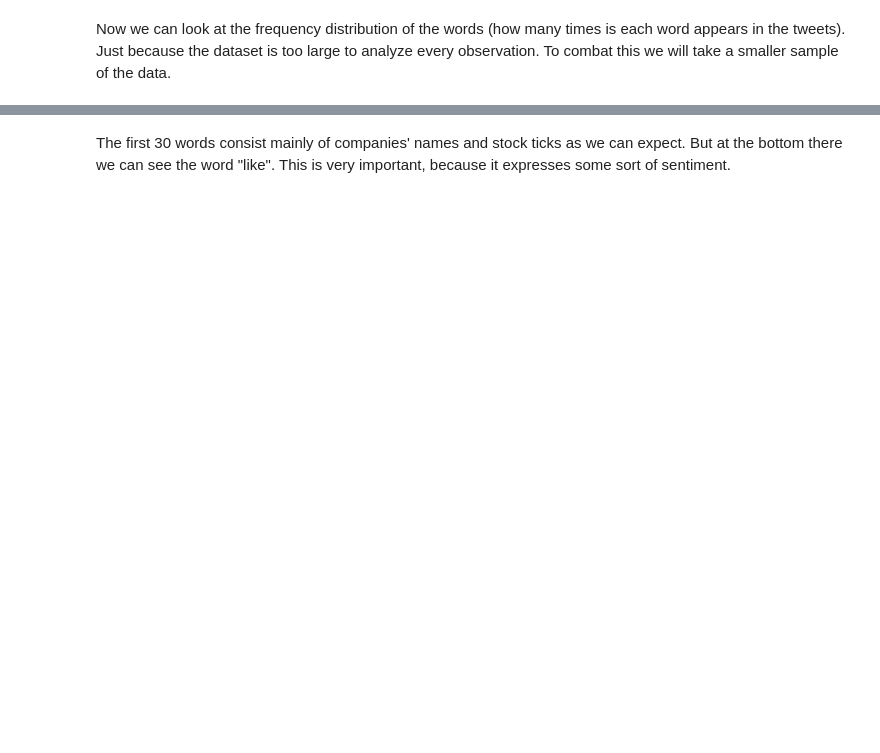
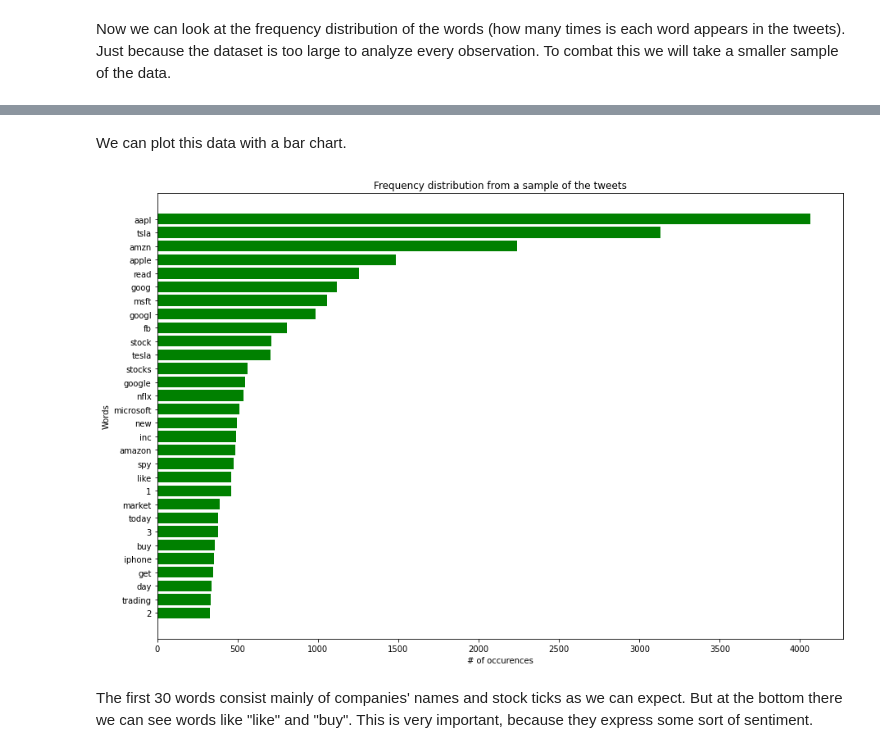
Before and after one commit to Kaloyan-Dimitrov/softuni-data-science-final-project, a Jupyter notebook: Tweets and a company's market value.ipynb, the cells around one changed output, grey strips where cells are left out. Saved outputs shown, nothing was run; the diff lists cells and outputs as text; code cells hidden in the pictures; blank space fills up the shorter version.

Commit message:
Frequency distribution chart and link removal

```diff
--- a/Tweets and a company's market value.ipynb
+++ b/Tweets and a company's market value.ipynb
@@ -190,3 +194,8 @@ tweets.body = tweets.body.str.lower()
+# %%
+url_regex = r'https?:\/\/(www\.)?[-a-zA-Z0-9@:%._\+~#=]{1,256}\.[a-zA-Z0-9()]{1,6}\b([-a-zA-Z0-9()@:%_\+.~#?&//=]*)'
+def remove_url_from_string(str):
+    return re.sub(url_regex, '', str)
+tweets.body = tweets.body.apply(remove_url_from_string)
 # %% [markdown]
 NLTK provides a small corpus of stop words that we will load into a list, based on which we'll later filter them out from the tweets.
 # %%
@@ -242,0 +232,3 @@ fd.most_common(30)
+# %%
+common_words = np.array(fd.most_common(30))
+common_words
@@ -243,2 +253,21 @@ fd.most_common(30)
+# %% [markdown]
+We can plot this data with a bar chart.
+# %%
+common_words = np.flip(common_words, axis=0)
+bar_words = common_words[:, 0]
+bar_occu = common_words[:, 1].astype(int)
+bar_x = [i for i, _ in enumerate(bar_words)]
+
+plt.figure(figsize=(15, 10))
+plt.barh(bar_x, bar_occu, color='green')
+plt.xlabel("# of occurences")
+plt.ylabel("Words")
+plt.title("Frequency distribution from a sample of the tweets")
+
+plt.yticks(bar_x, bar_words)
+
+plt.show()
+# %% [output]
+[figure, added]
 # %% [markdown]
-The first 30 words consist mainly of companies' names and stock ticks as we can expect. But at the bottom there we can see the word "like". This is very important, because it expresses some sort of sentiment.
+The first 30 words consist mainly of companies' names and stock ticks as we can expect. But at the bottom there we can see words like \"like\" and "buy". This is very important, because they express some sort of sentiment.
```
Also changed, not shown: parts of 11 cells of this notebook.
